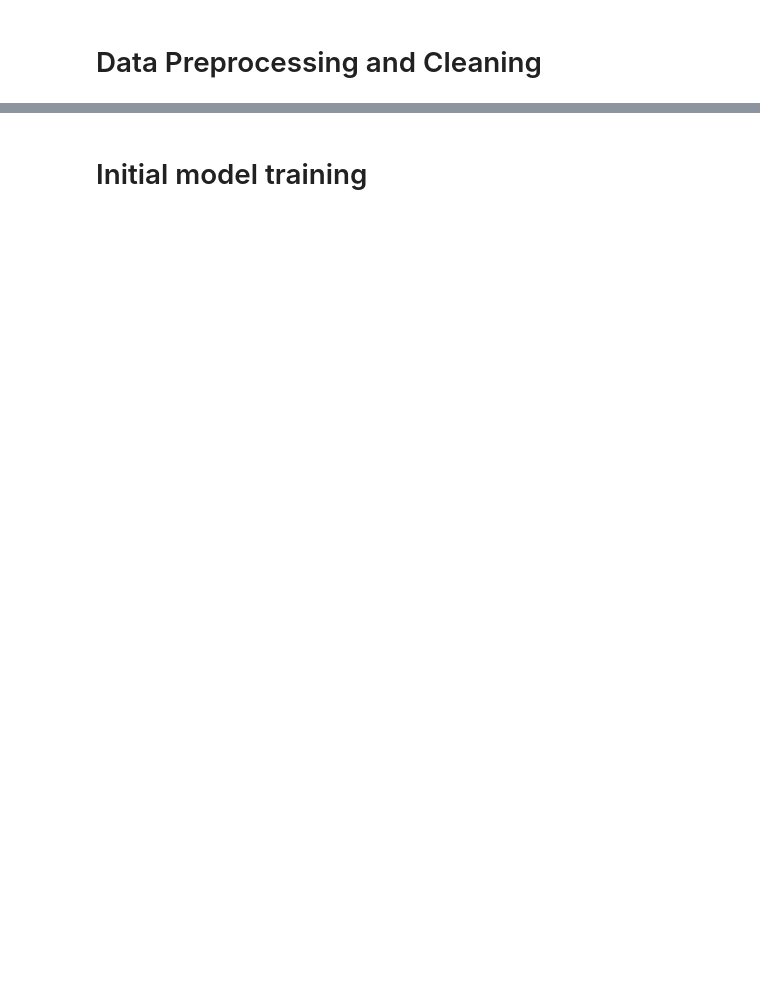
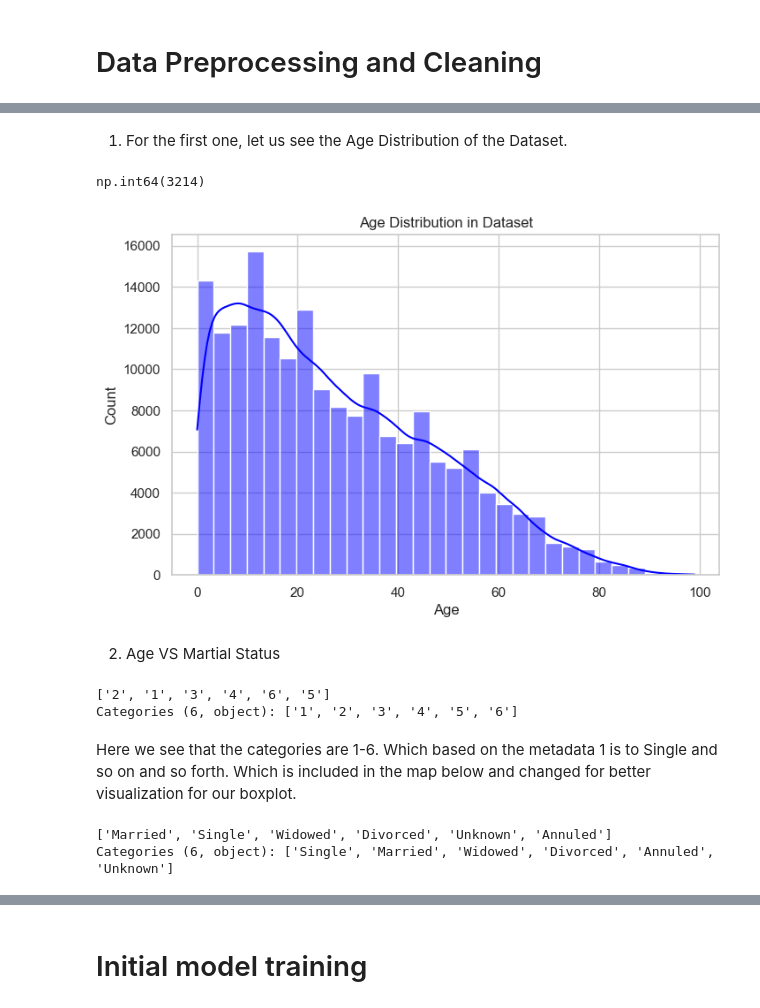
Before and after one commit to Waynes-Wu/stintsy-final-project, a Jupyter notebook: final.ipynb, the cells around one changed output, grey strips where cells are left out. Saved outputs shown, nothing was run; the diff lists cells and outputs as text; code cells hidden in the pictures; blank space fills up the shorter version.

```diff
--- a/final.ipynb
+++ b/final.ipynb
@@ -84,0 +173,10 @@ Perform necessary steps before using the data. In this section of the notebook,
+# %%
+labor_df.replace(" ", np.nan, inplace=True)
+
+missing_data = labor_df.isnull().sum()
+missing_percentage = (missing_data / len(labor_df)) * 100
+
+missing_df = pd.DataFrame({'Missing Values': missing_data, 'Percentage': missing_percentage})
+missing_df = missing_df[missing_df['Missing Values'] > 0]
+
+print(missing_df)
@@ -84,0 +203,14 @@ Perform necessary steps before using the data. In this section of the notebook,
+# %%
+columns_to_drop = [
+    'PUFC08_CURSCH', 'PUFC12_JOB', 'PUFC17_NATEM', 'PUFC20_PWMORE', 'PUFC21_PLADDW',
+    'PUFC22_PFWRK', 'PUFC23_PCLASS', 'PUFC24_PBASIS', 'PUFC26_OJOB', 'PUFC27_NJOBS',
+    'PUFC29_WWM48H', 'PUFC30_LOOKW', 'PUFC31_FLWRK', 'PUFC32_JOBSM', 'PUFC34_WYNOT',
+    'PUFC35_LTLOOKW', 'PUFC36_AVAIL', 'PUFC37_WILLING', 'PUFC38_PREVJOB', 'PUFC41_WQTR'
+]
+
+labor_df.drop(columns=columns_to_drop, inplace=True)
+# %%
+categorical_cols_to_impute = ['PUFC06_MSTAT', 'PUFC09_GRADTECH', 'PUFC10_CONWR', 'PUFC11_WORK', 'PUFNEWEMPSTAT']
+
+for col in categorical_cols_to_impute:
+    labor_df.loc[:, col] = labor_df[col].fillna(labor_df[col].mode()[0])
@@ -84,0 +255,6 @@ Perform necessary steps before using the data. In this section of the notebook,
+# %%
+log_transform_cols = ['PUFPWGTFIN', 'PUFPSU', 'PUFC03_REL']
+for col in log_transform_cols:
+    labor_df[col] = np.log1p(labor_df[col])
+
+print(labor_df[log_transform_cols].skew())
@@ -84,0 +318,25 @@ Perform necessary steps before using the data. In this section of the notebook,
+# %% [markdown]
+1. For the first one, let us see the Age Distribution of the Dataset.
+# %%
+labor_df['PUFC05_AGE'].unique()
+(labor_df['PUFC05_AGE'] == 0).sum()
+# %% [output]
+np.int64(3214)
+# %%
+plt.figure(figsize=(8, 5))
+sns.histplot(labor_df['PUFC05_AGE'], bins=30, kde=True, color='blue')
+plt.title("Age Distribution in Dataset")
+plt.xlabel("Age")
+plt.ylabel("Count")
+plt.show()
+# %% [output]
+[figure, added]
+# %% [markdown]
+2. Age VS Martial Status
+# %%
+labor_df['PUFC06_MSTAT'].unique()
+# %% [output]
+['2', '1', '3', '4', '6', '5']
+Categories (6, object): ['1', '2', '3', '4', '5', '6']
+# %% [markdown]
+Here we see that the categories are 1-6. Which based on the metadata 1 is to Single and so on and so forth. Which is included in the map below and changed for better visualization for our boxplot.
@@ -84,0 +354,5 @@ Perform necessary steps before using the data. In this section of the notebook,
+# %%
+labor_df['PUFC06_MSTAT'].unique()
+# %% [output]
+['Married', 'Single', 'Widowed', 'Divorced', 'Unknown', 'Annuled']
+Categories (6, object): ['Single', 'Married', 'Widowed', 'Divorced', 'Annuled', 'Unknown']
```
Also changed, not shown: parts of 44 cells of this notebook.
